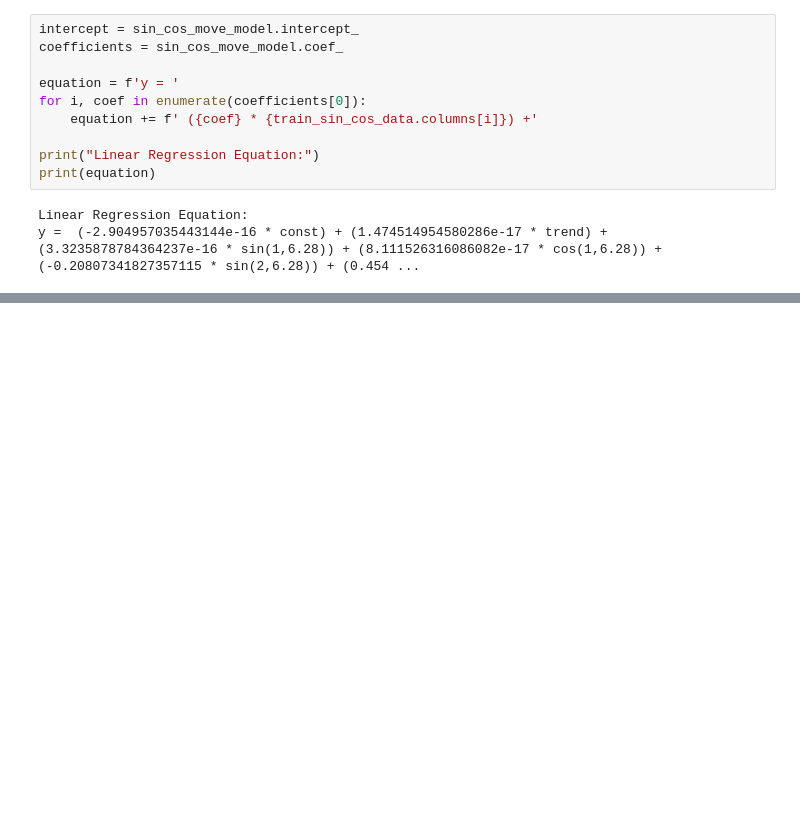
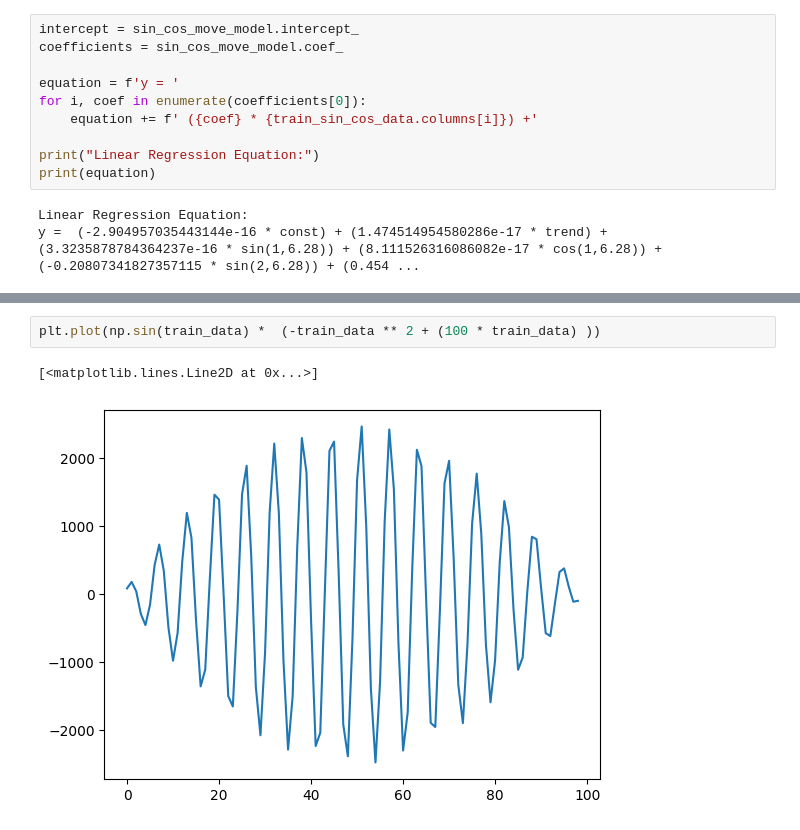
Before and after one commit to CaioMaxximus/Exploring-Different-Curves-with-Linear-Regression, a Jupyter notebook: creating-diferent-curves-with-linear-regression.ipynb, the cells around one changed output, grey strips where cells are left out. Saved outputs shown, nothing was run; the diff lists cells and outputs as text; blank space fills up the shorter version.

```diff
--- a/creating-diferent-curves-with-linear-regression.ipynb
+++ b/creating-diferent-curves-with-linear-regression.ipynb
@@ -376,0 +426,5 @@ y =  (-2.904957035443144e-16 * const) + (1.474514954580286e-17 * trend) + (3.323
+# %%
+plt.plot(np.sin(train_data) *  (-train_data ** 2 + (100 * train_data) ))
+# %% [output]
+[<matplotlib.lines.Line2D at 0x...>]
+[figure, added]
```
Also changed, not shown: parts of 7 cells of this notebook.
